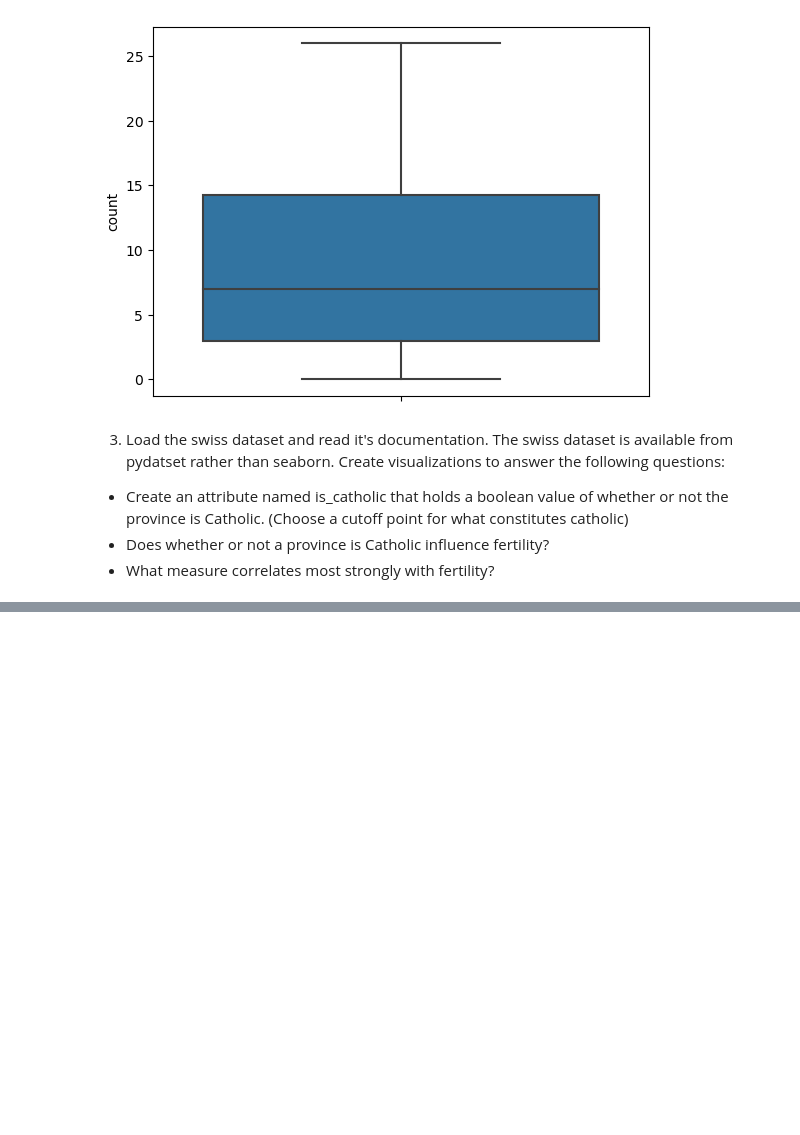
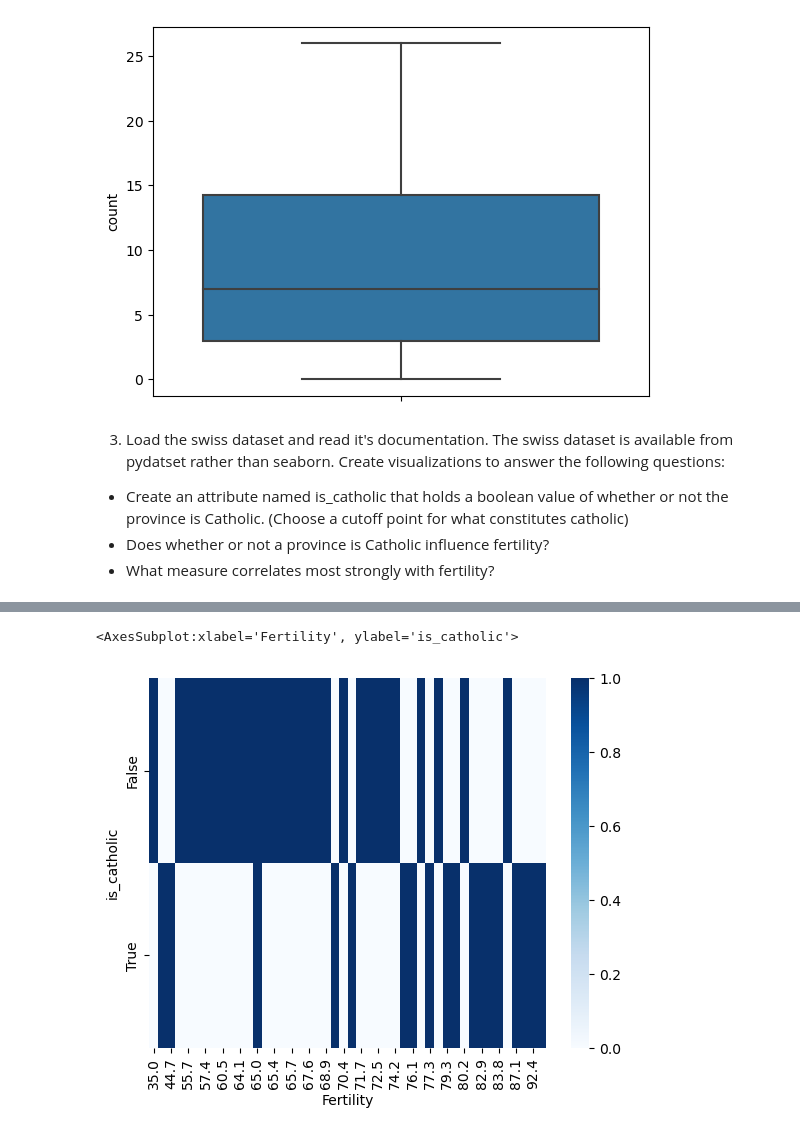
Before and after one commit to nicolas-angarita/data_science_libraries, a Jupyter notebook: seaborn_exercises.ipynb, the cells around one changed output, grey strips where cells are left out. Saved outputs shown, nothing was run; the diff lists cells and outputs as text; code cells hidden in the pictures; blank space fills up the shorter version.

```diff
--- a/seaborn_exercises.ipynb
+++ b/seaborn_exercises.ipynb
@@ -125,0 +148,3 @@ sns.boxplot(data = Insect_Sprays, y = 'count')
+# %%
+swiss = pydataset.data('swiss')
+swiss.head()
@@ -125,0 +175,6 @@ sns.boxplot(data = Insect_Sprays, y = 'count')
+# %%
+# Catholic if above or = 50
+
+swiss['is_catholic'] = swiss['Catholic'] >= 50
+
+swiss.head()
@@ -125,0 +188,9 @@ sns.boxplot(data = Insect_Sprays, y = 'count')
+# %%
+Fertile_catholic = pd.crosstab(swiss.is_catholic, swiss.Fertility)
+
+Fertile_catholic
+
+sns.heatmap(Fertile_catholic, robust = True, cmap=plt.cm.Blues)
+# %% [output]
+<AxesSubplot:xlabel='Fertility', ylabel='is_catholic'>
+[figure, added]
```
Also changed, not shown: parts of 14 cells of this notebook.
